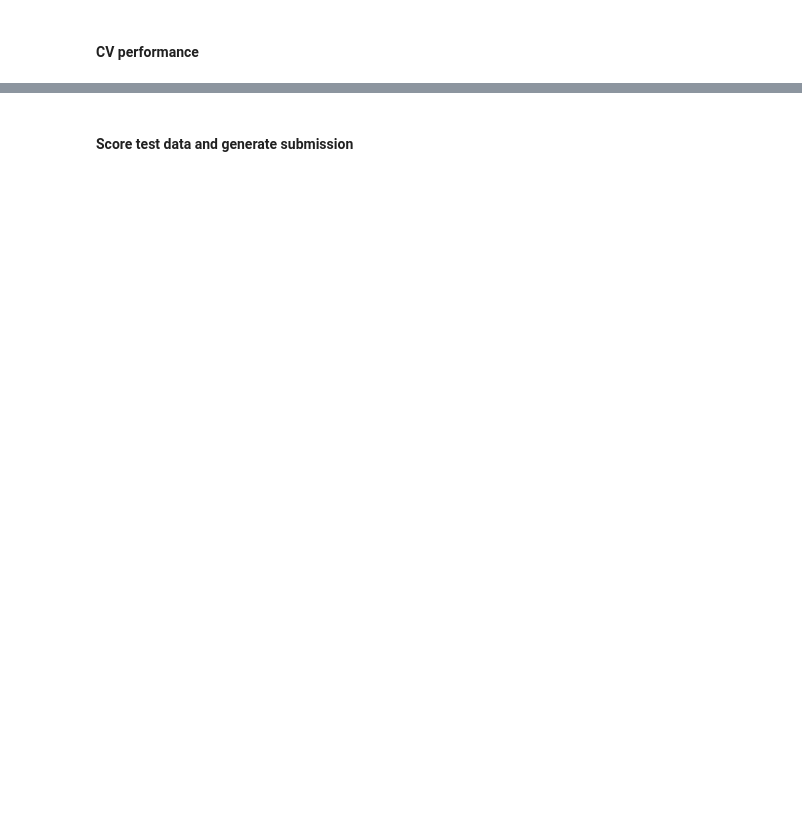
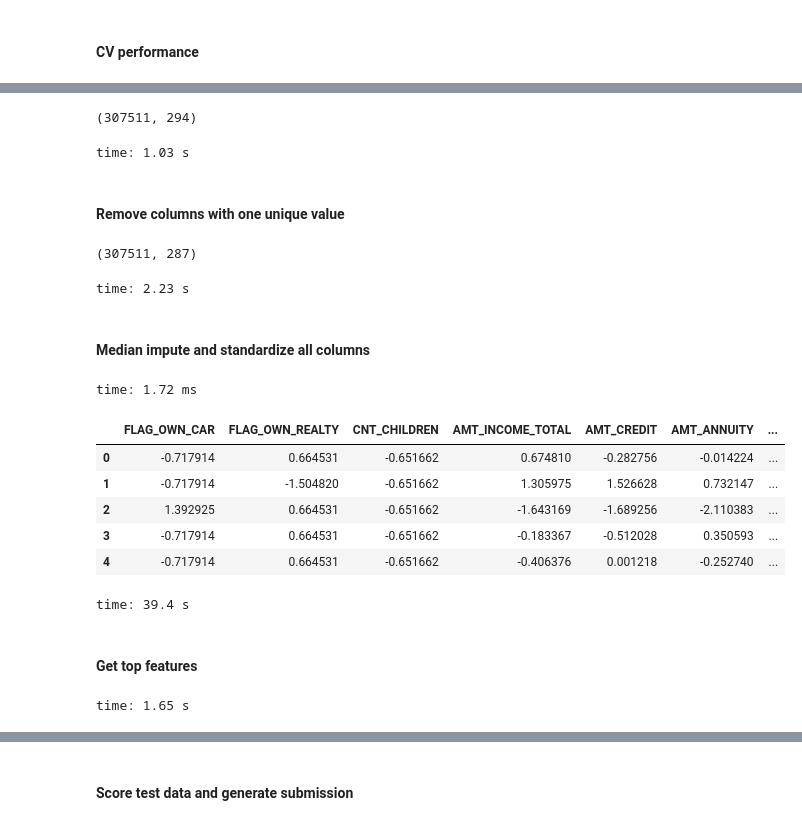
Before and after one commit to StephanKalika/home_credit_default, a Jupyter notebook: modeling.ipynb, the cells around one changed output, grey strips where cells are left out. Saved outputs shown, nothing was run; the diff lists cells and outputs as text; code cells hidden in the pictures; blank space fills up the shorter version.

```diff
--- a/modeling.ipynb
+++ b/modeling.ipynb
@@ -109,0 +157,4 @@ lgb_model.fit(df[lgb_cols], y)
+# %%
+t = 0.9
+df_linear = df_linear.drop(corr_mat[corr_mat > t].dropna(axis=1, how="all").columns.tolist(), axis=1)
+df_linear.shape
@@ -109,0 +166,44 @@ lgb_model.fit(df[lgb_cols], y)
+# %%
+m = 0.5
+df_linear.drop(df_linear.isnull().mean().where(lambda x: x > m).dropna().index, axis=1, inplace=True)
+df_linear.shape
+# %% [output]
+(307511, 294)
+time: 1.03 s
+# %% [markdown]
+#### Remove columns with one unique value
+# %%
+df_linear.drop(df_linear.nunique().where(lambda x: x == 1).dropna().index, axis=1, inplace=True)
+df_linear.shape
+# %% [output]
+(307511, 287)
+time: 2.23 s
+# %% [markdown]
+#### Median impute and standardize all columns
+# %%
+impute = Imputer(strategy="median")
+quant = QuantileTransformer(output_distribution="normal")
+stand = StandardScaler()
+# %% [output]
+time: 1.72 ms
+# %%
+scaled_df = pd.DataFrame(stand.fit_transform(quant.fit_transform(impute.fit_transform(df_linear))),
+                         columns=df_linear.columns,
+                         index=df_linear.index)
+scaled_df.head()
+# %% [output]
+|  | FLAG_OWN_CAR | FLAG_OWN_REALTY | CNT_CHILDREN | AMT_INCOME_TOTAL | AMT_CREDIT | AMT_ANNUITY | ... |
+| 0 | -0.717914 | 0.664531 | -0.651662 | 0.674810 | -0.282756 | -0.014224 | ... |
+| 1 | -0.717914 | -1.504820 | -0.651662 | 1.305975 | 1.526628 | 0.732147 | ... |
+| 2 | 1.392925 | 0.664531 | -0.651662 | -1.643169 | -1.689256 | -2.110383 | ... |
+| 3 | -0.717914 | 0.664531 | -0.651662 | -0.183367 | -0.512028 | 0.350593 | ... |
+| 4 | -0.717914 | 0.664531 | -0.651662 | -0.406376 | 0.001218 | -0.252740 | ... |
+time: 39.4 s
+# %% [markdown]
+#### Get top features
+# %%
+select = SelectKBest(score_func=f_classif, k=200)
+select.fit(scaled_df, y)
+cols = scaled_df.columns[select.get_support()]
+# %% [output]
+time: 1.65 s
```
Also changed, not shown: parts of 48 cells of this notebook, 1 other file.
